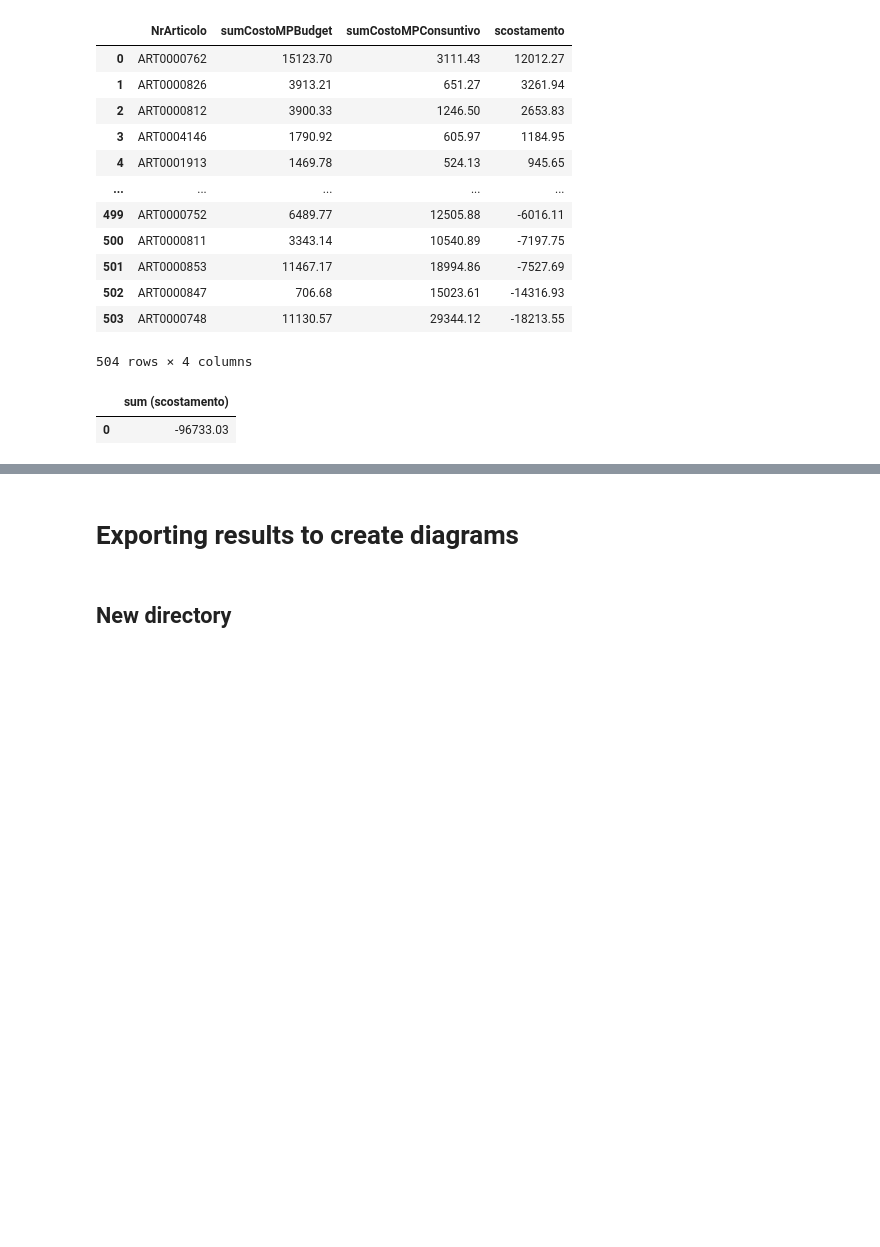
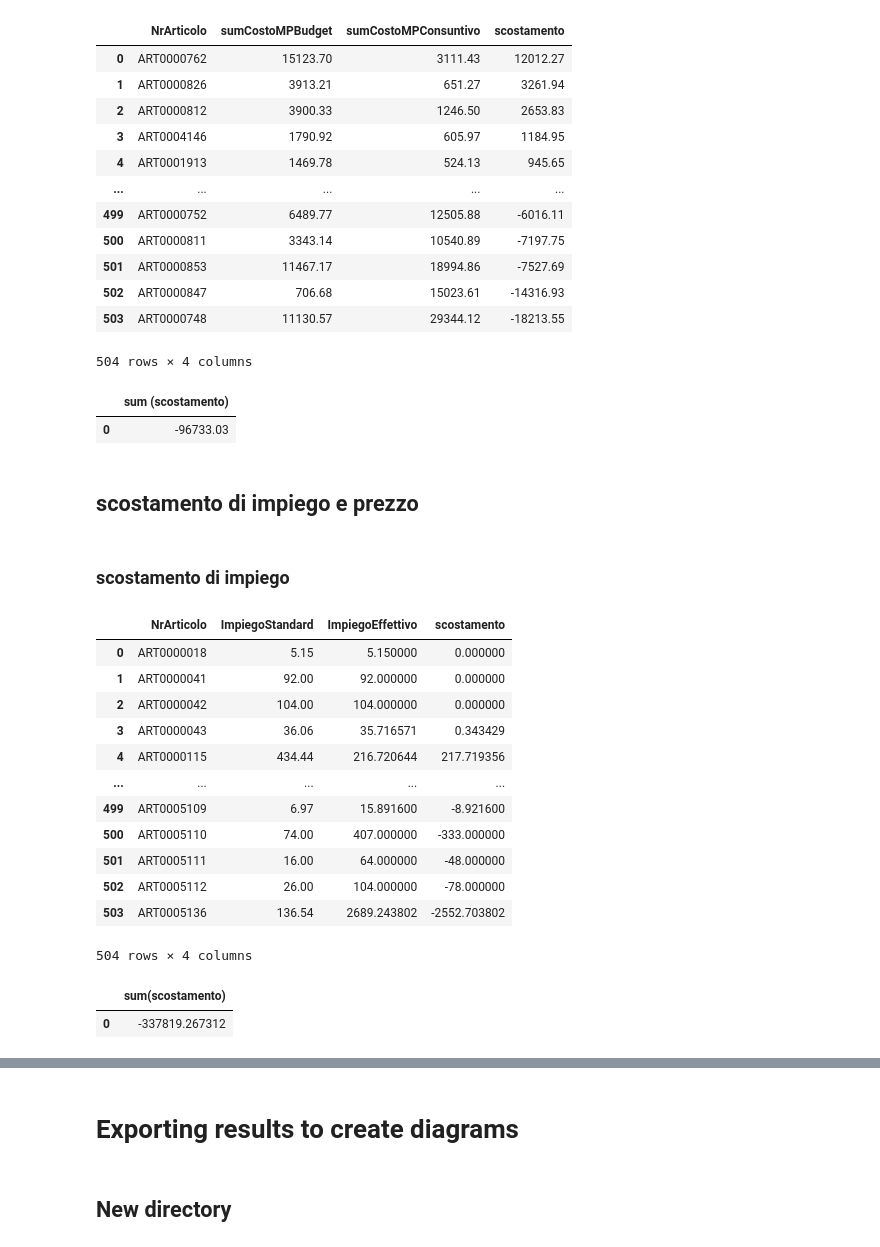
Before and after one commit to VinciGit00/SCGProject, a Jupyter notebook: Datasets/DataElaboration/Granularity.ipynb, the cells around one changed output, grey strips where cells are left out. Drawn from its saved outputs; the diff is of its cells as text; code cells hidden in the pictures; blank space fills up the shorter version.

Commit message:
scostamenti di impiego e prezzo materia prima

```diff
--- a/Datasets/DataElaboration/Granularity.ipynb
+++ b/Datasets/DataElaboration/Granularity.ipynb
@@ -411,3 +411,5 @@ sqldf('select sum (scostamento) from scostamentoConsumiArt')
 # %% [output]
 |  | sum (scostamento) |
 | 0 | -96733.03 |
+# %% [markdown]
+## scostamento di impiego e prezzo
@@ -413,0 +423,38 @@ sqldf('select sum (scostamento) from scostamentoConsumiArt')
+# %%
+# sqldf('select NrArticolo,sum(QuantityMPImpiegata) as sumQuantityMPImpiegata, sum(CostoUnitario) as sumCostoUnitario, sum(ImportoCostoTOTALE) as sumCostoMP from consumiConsuntivoUnit group by NrArticolo')
+consumiConsuntivoUnitByArt = sqldf('''select distinct NrArticolo, sum(QuantityMPImpiegata) as sumQuantityMPImpiegata, sum(ImportoCostoTOTALE)/sum(QuantityMPImpiegata) as CostoUnitario, sum(ImportoCostoTOTALE) as sumCostoMP
+from consumiConsuntivo
+group by NrArticolo
+order by NrArticolo''')
+consumiBudgetUnitByArt = sqldf('''select distinct NrArticolo, sum(QuantityMPImpiegata) as sumQuantityMPImpiegata, sum(ImportoCostoTOTALE)/sum(QuantityMPImpiegata) as CostoUnitario, sum(ImportoCostoTOTALE) as sumCostoMP
+from consumiBudget
+group by NrArticolo
+order by NrArticolo''')
+# %% [markdown]
+### scostamento di impiego
+# %%
+scostamentoConsumiArtImpiego = sqldf('''select c.NrArticolo, b.sumCostoMP as ImpiegoStandard, c.sumQuantityMPImpiegata*b.CostoUnitario as ImpiegoEffettivo, b.sumCostoMP-c.sumQuantityMPImpiegata*b.CostoUnitario as scostamento
+from consumiConsuntivoUnitByArt as c join consumiBudgetUnitByArt as b
+on c.NrArticolo = b.NrArticolo
+order by c.NrArticolo''')
+scostamentoConsumiArtImpiego
+# %% [output]
+|  | NrArticolo | ImpiegoStandard | ImpiegoEffettivo | scostamento |
+| 0 | ART0000018 | 5.15 | 5.150000 | 0.000000 |
+| 1 | ART0000041 | 92.00 | 92.000000 | 0.000000 |
+| 2 | ART0000042 | 104.00 | 104.000000 | 0.000000 |
+| 3 | ART0000043 | 36.06 | 35.716571 | 0.343429 |
+| 4 | ART0000115 | 434.44 | 216.720644 | 217.719356 |
+| ... | ... | ... | ... | ... |
+| 499 | ART0005109 | 6.97 | 15.891600 | -8.921600 |
+| 500 | ART0005110 | 74.00 | 407.000000 | -333.000000 |
+| 501 | ART0005111 | 16.00 | 64.000000 | -48.000000 |
+| 502 | ART0005112 | 26.00 | 104.000000 | -78.000000 |
+| 503 | ART0005136 | 136.54 | 2689.243802 | -2552.703802 |
+504 rows × 4 columns
+# %%
+tempImpiego = sqldf('select sum(scostamento) from scostamentoConsumiArtImpiego')
+tempImpiego
+# %% [output]
+|  | sum(scostamento) |
+| 0 | -337819.267312 |
```
Also changed, not shown: parts of 7 cells of this notebook.
